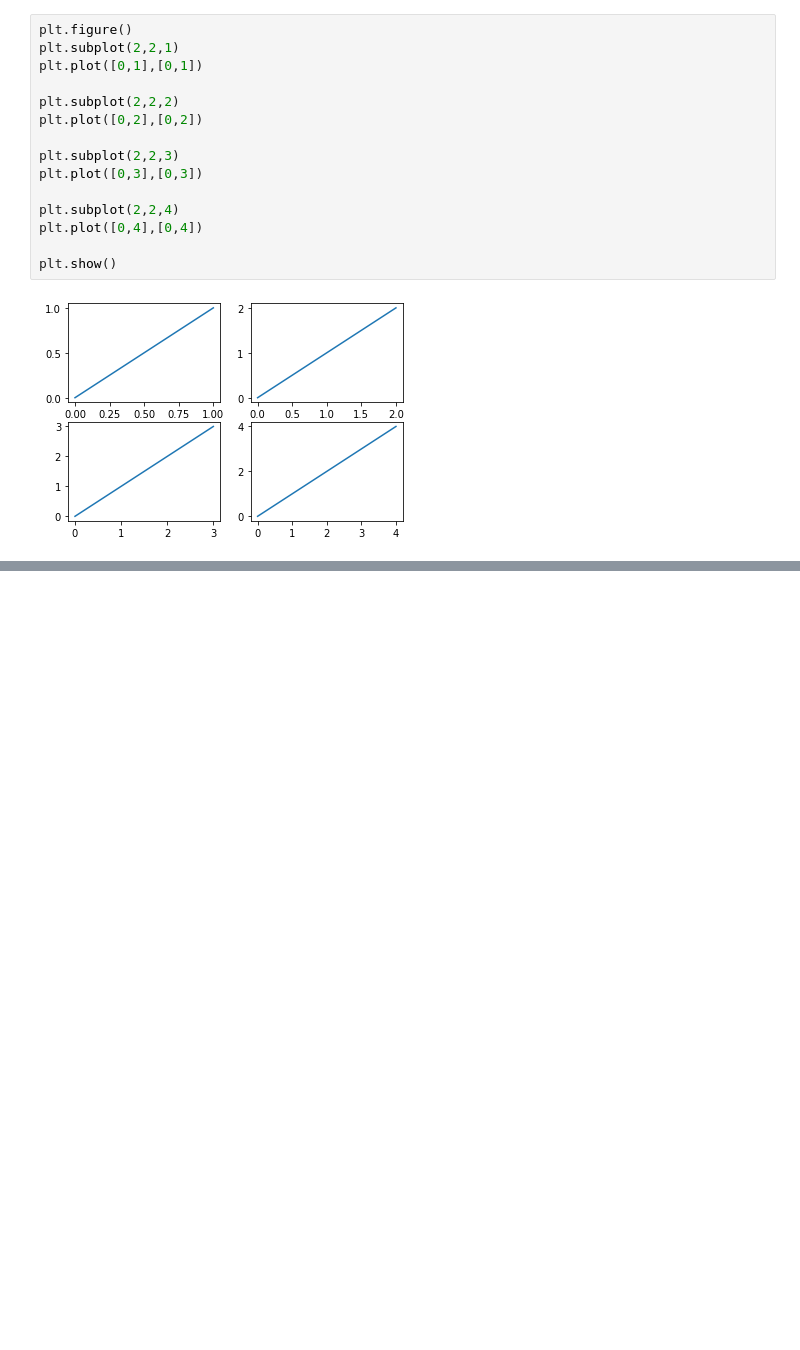
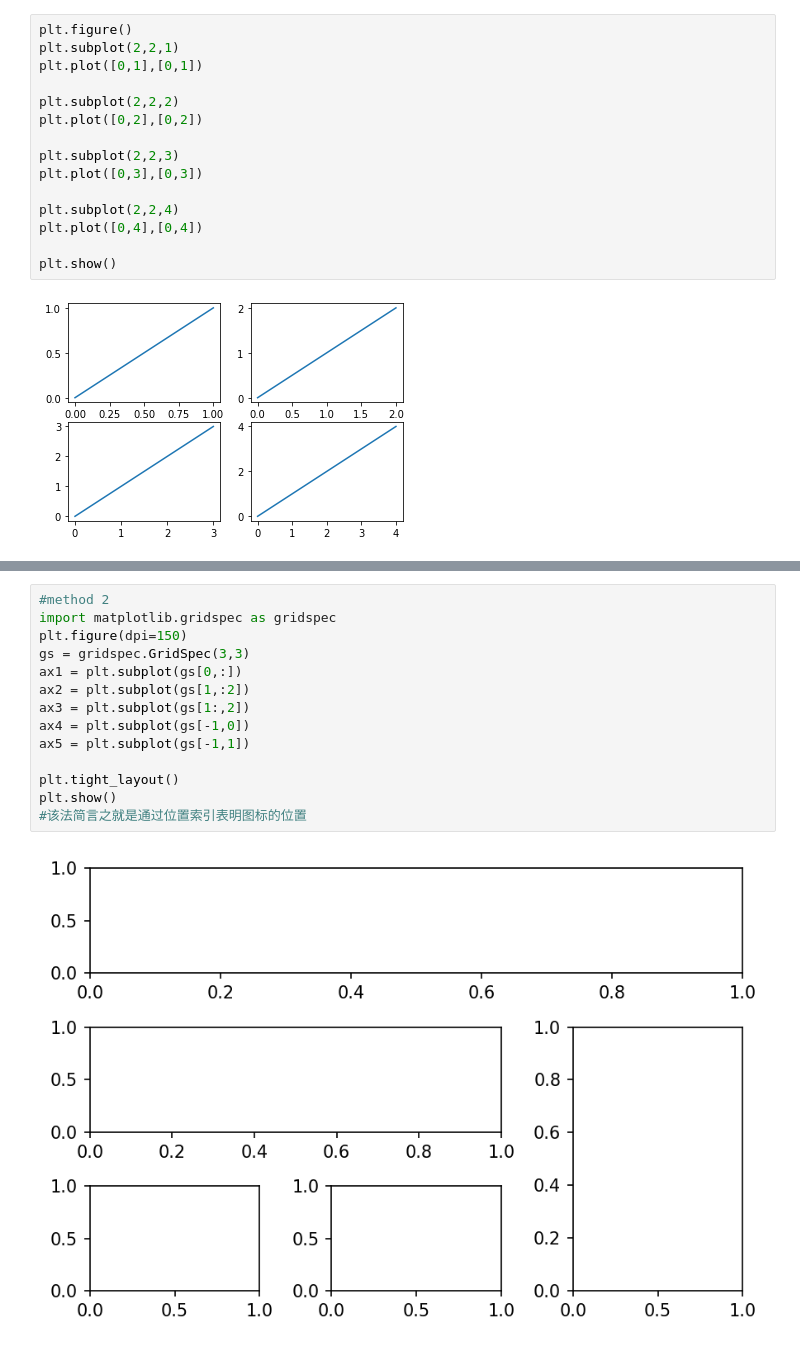
Before and after one commit to BarryLiu97/Python, a Jupyter notebook: matplotlib_exp.ipynb, the cells around one changed output, grey strips where cells are left out. Cells and saved outputs as stored; diff of their text form; blank space fills up the shorter version.

```diff
--- a/matplotlib_exp.ipynb
+++ b/matplotlib_exp.ipynb
@@ -307,0 +340,16 @@ plt.show()
+# %%
+#method 2
+import matplotlib.gridspec as gridspec
+plt.figure(dpi=150)
+gs = gridspec.GridSpec(3,3)
+ax1 = plt.subplot(gs[0,:])
+ax2 = plt.subplot(gs[1,:2])
+ax3 = plt.subplot(gs[1:,2])
+ax4 = plt.subplot(gs[-1,0])
+ax5 = plt.subplot(gs[-1,1])
+
+plt.tight_layout()
+plt.show()
+#该法简言之就是通过位置索引表明图标的位置
+# %% [output]
+[figure, added]
```
Also changed, not shown: parts of 16 cells of this notebook.
